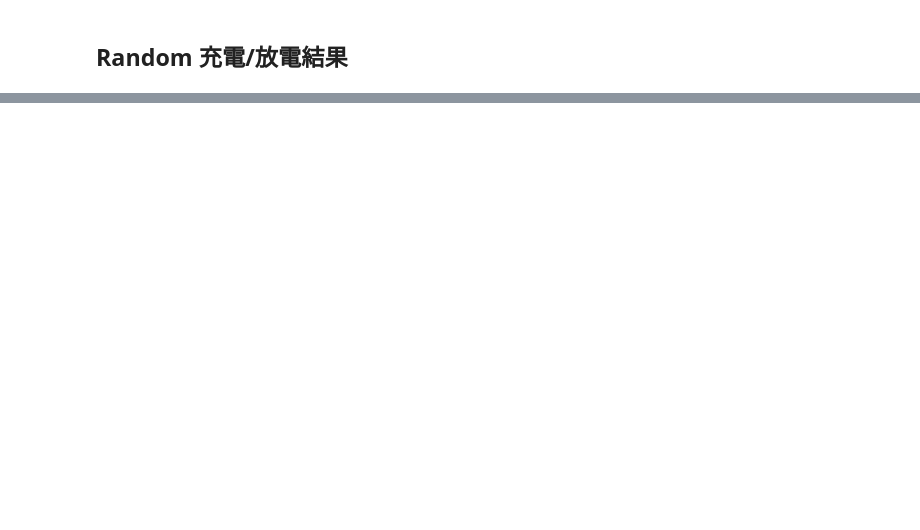
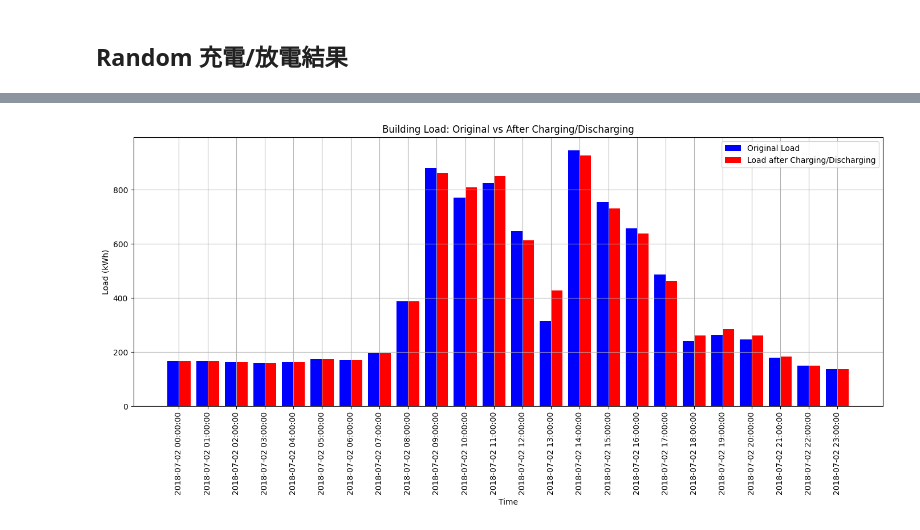
Before and after one commit to carlwang49/MY_WORK, a Jupyter notebook: Evaluation.ipynb, the cells around one changed output, grey strips where cells are left out. Saved outputs shown, nothing was run; the diff lists cells and outputs as text; code cells hidden in the pictures; blank space fills up the shorter version.

```diff
--- a/Evaluation.ipynb
+++ b/Evaluation.ipynb
@@ -37,0 +75,37 @@ plot_soc_for_requestID(1011)  # Replace with the desired requestID
+# %%
+def plot_load_history(file_path, start_date, end_date):
+    # Read load history from CSV
+    load_history_df = pd.read_csv(file_path, parse_dates=['current_time'])
+
+    # Filter data by date range
+    mask = (load_history_df['current_time'] >= start_date) & (load_history_df['current_time'] <= end_date)
+    filtered_df = load_history_df.loc[mask]
+
+    # Plot original load and total load as bar charts
+    plt.figure(figsize=(14, 7))
+    bar_width = 0.4
+    bar_positions = range(len(filtered_df))
+
+    plt.bar(bar_positions, filtered_df['original_load'], width=bar_width, label='Original Load', color='blue')
+    plt.bar([p + bar_width for p in bar_positions], filtered_df['total_load'], width=bar_width, label='Load after Charging/Discharging', color='red')
+
+    plt.xlabel('Time')
+    plt.ylabel('Load (kWh)')
+    plt.title('Building Load: Original vs After Charging/Discharging')
+    plt.xticks([p + bar_width/2 for p in bar_positions], filtered_df['current_time'].dt.strftime('%Y-%m-%d %H:%M:%S'), rotation=90)
+    plt.legend()
+    plt.grid(True)
+    plt.tight_layout()
+    plt.show()
+# %%
+file_path = './Result/EVBuildingEnv/99/load_history.csv'  # Modify this to the path of your load history file
+start_date = '2018-07-02'
+end_date = '2018-07-03'
+
+# Convert string dates to datetime objects
+start_date = datetime.strptime(start_date, '%Y-%m-%d')
+end_date = datetime.strptime(end_date, '%Y-%m-%d')
+
+plot_load_history(file_path, start_date, end_date)
+# %% [output]
+[figure, added]
```
Also changed, not shown: parts of 10 cells of this notebook, 15 other files.
